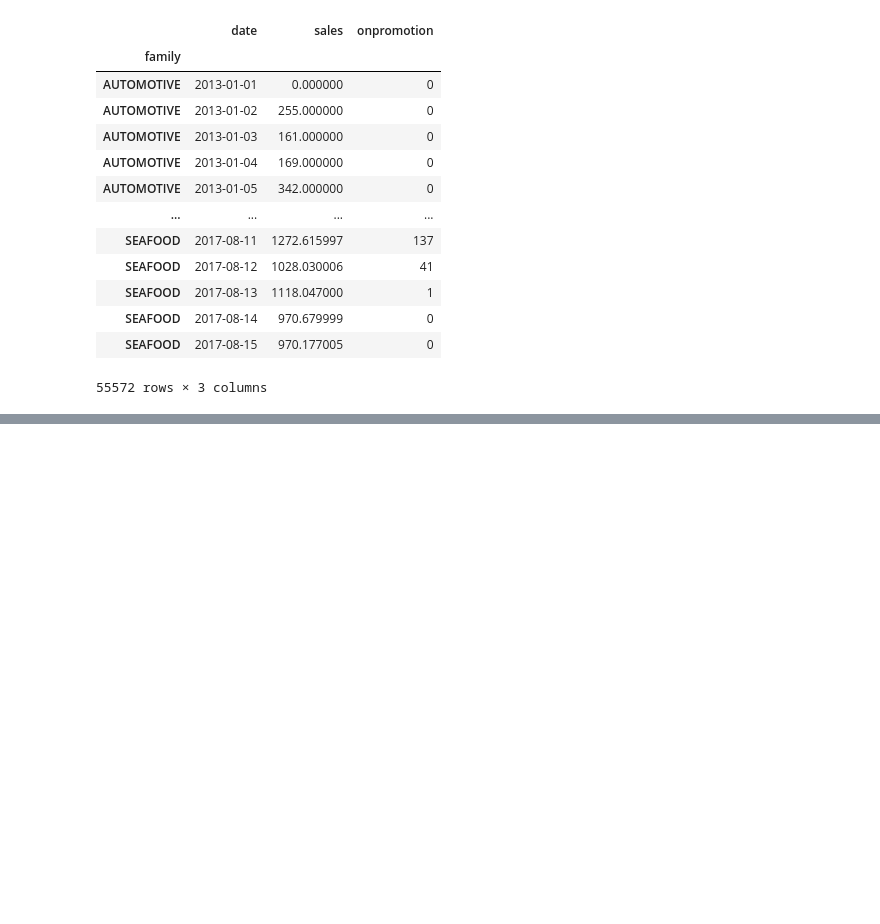
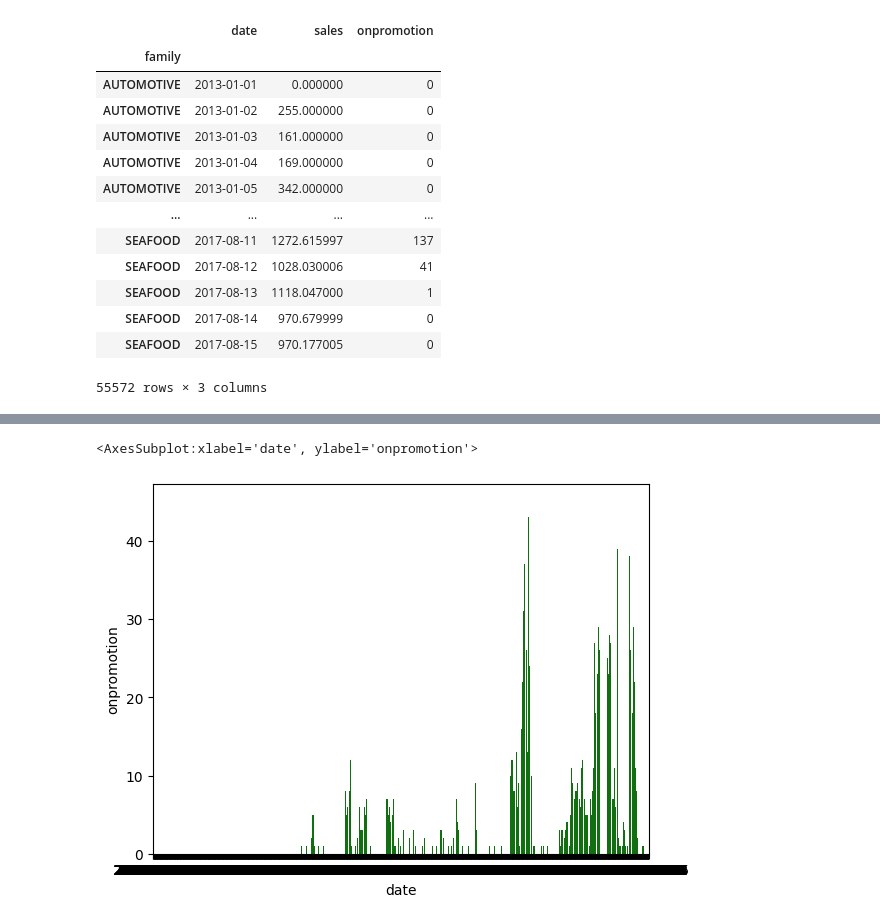
Before and after one commit to kwonowk/store-sales-forecast_kaggle, a Jupyter notebook: forecast.ipynb, the cells around one changed output, grey strips where cells are left out. Drawn from its saved outputs; the diff is of its cells as text; code cells hidden in the pictures; blank space fills up the shorter version.

```diff
--- a/forecast.ipynb
+++ b/forecast.ipynb
@@ -158,3 +158,6 @@ family_group
 | SEAFOOD | 2017-08-14 | 970.679999 | 0 |
 | SEAFOOD | 2017-08-15 | 970.177005 | 0 |
 55572 rows × 3 columns
+# %%
+temp = family_group.loc[family_group.index == 'AUTOMOTIVE']
+temp
@@ -161,3 +179,11 @@ family_group
+# %%
+sns.barplot(data = temp,
+            x = 'date',
+            y = 'onpromotion',
+            color = 'g')
+# %% [output]
+<AxesSubplot:xlabel='date', ylabel='onpromotion'>
+[figure, added]
 # %%
 # for f in sales.family.unique():
 temp = family_group.loc[family_group.index == 'AUTOMOTIVE']
```
Also changed, not shown: parts of 2 cells of this notebook.
